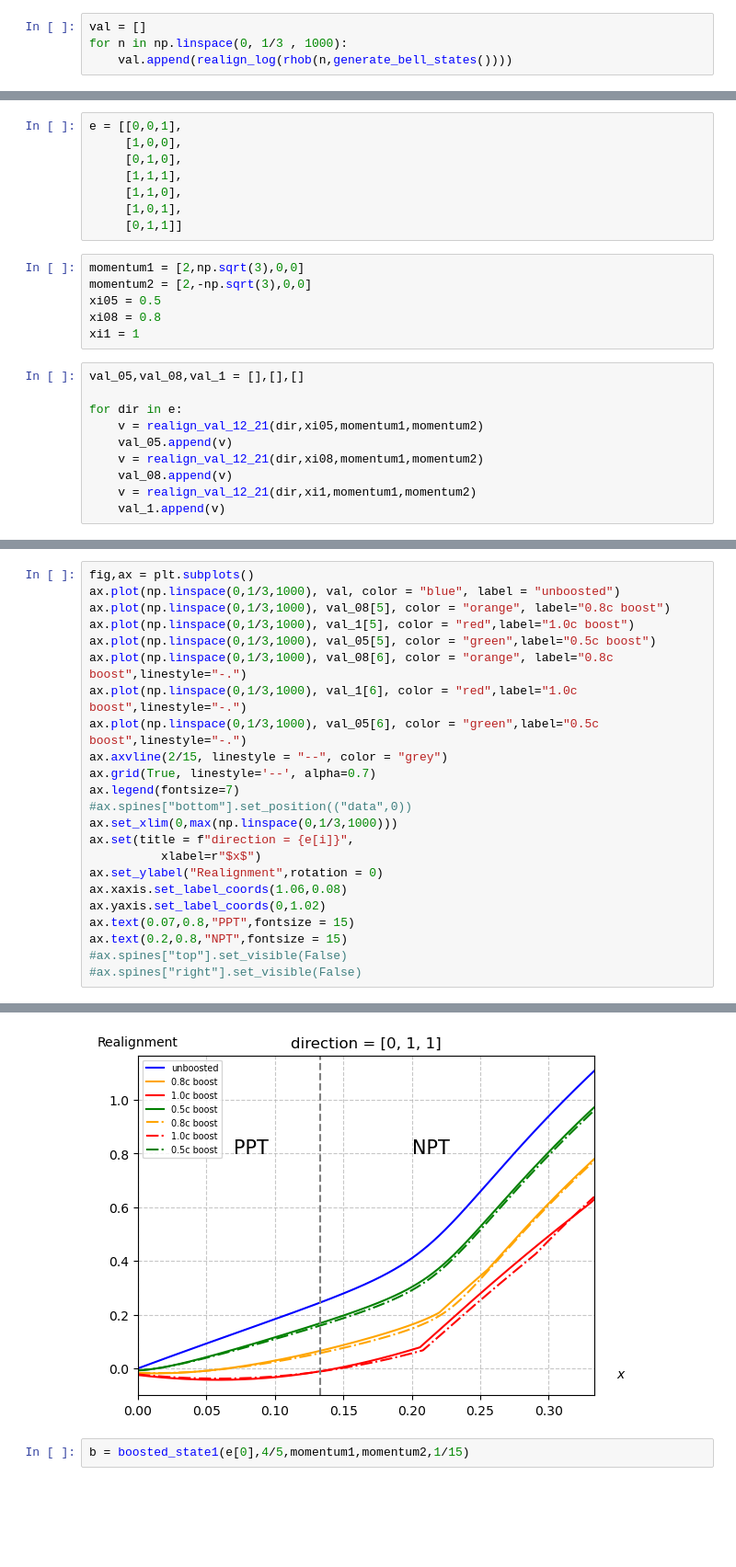
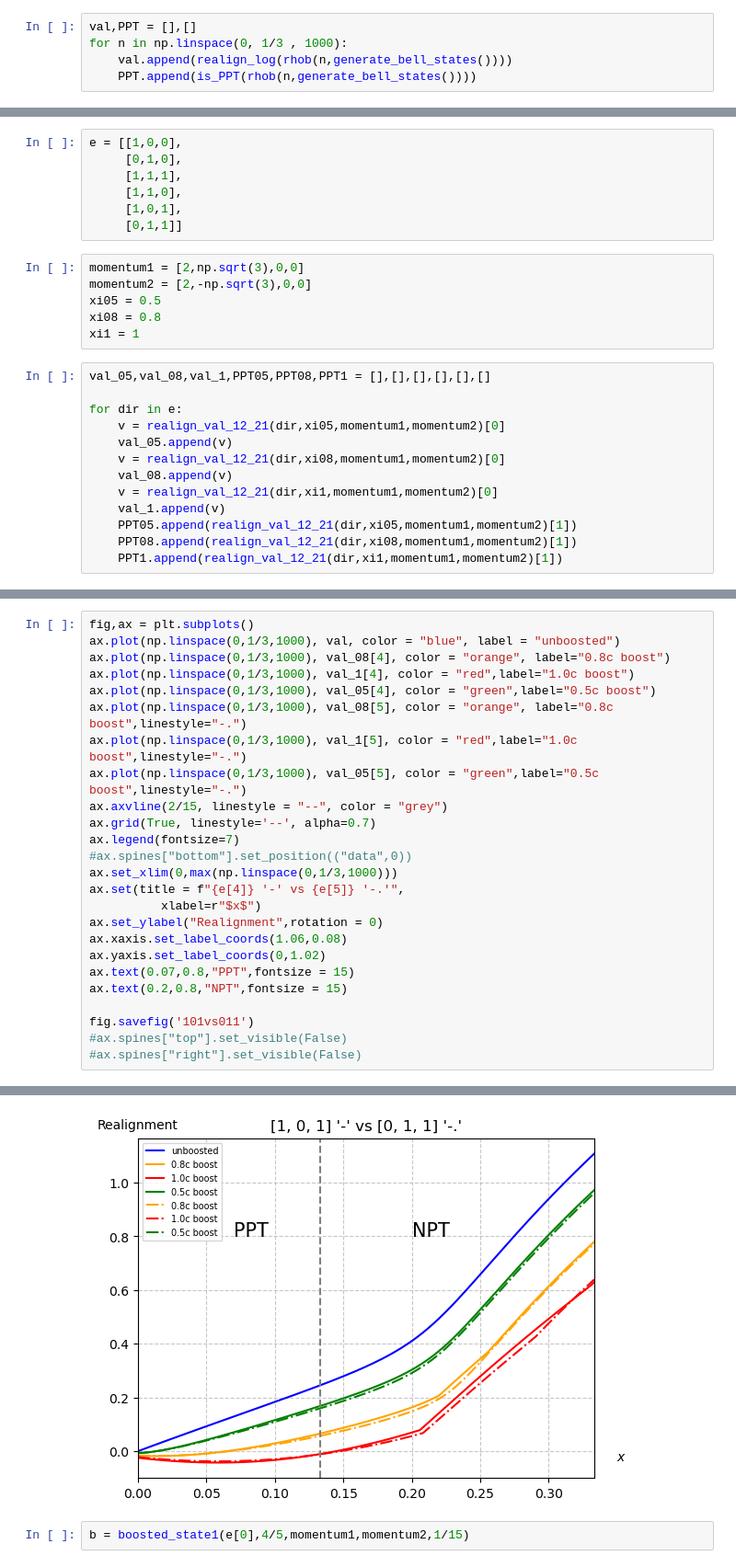
Before and after one commit to sebmousel/Bachelor, a Jupyter notebook: Code/Boost cases for rhob.ipynb, the cells around one changed output, grey strips where cells are left out. Shown at 92% size. Saved outputs shown, nothing was run; the diff lists cells and outputs as text; blank space fills up the shorter version.

```diff
--- a/Code/Boost cases for rhob.ipynb
+++ b/Code/Boost cases for rhob.ipynb
@@ -8,6 +17,7 @@ def frac(x,pos):
     num = int(x*15)
     return fr"$\frac{{{num}}}{{15}}$" if num > 0 else "0"
 # %%
-val = []
+val,PPT = [],[]
 for n in np.linspace(0, 1/3 , 1000):
     val.append(realign_log(rhob(n,generate_bell_states())))
+    PPT.append(is_PPT(rhob(n,generate_bell_states())))
@@ -16,6 +24,5 @@ KeyboardInterrupt:
 # %%
-e = [[0,0,1],
-     [1,0,0],
+e = [[1,0,0],
      [0,1,0],
      [1,1,1],
      [1,1,0],
@@ -28,12 +35,15 @@ xi05 = 0.5
 xi08 = 0.8
 xi1 = 1
 # %%
-val_05,val_08,val_1 = [],[],[]
+val_05,val_08,val_1,PPT05,PPT08,PPT1 = [],[],[],[],[],[]
 
 for dir in e:
-    v = realign_val_12_21(dir,xi05,momentum1,momentum2)
+    v = realign_val_12_21(dir,xi05,momentum1,momentum2)[0]
     val_05.append(v)
-    v = realign_val_12_21(dir,xi08,momentum1,momentum2)
+    v = realign_val_12_21(dir,xi08,momentum1,momentum2)[0]
     val_08.append(v)
-    v = realign_val_12_21(dir,xi1,momentum1,momentum2)
+    v = realign_val_12_21(dir,xi1,momentum1,momentum2)[0]
     val_1.append(v)
+    PPT05.append(realign_val_12_21(dir,xi05,momentum1,momentum2)[1])
+    PPT08.append(realign_val_12_21(dir,xi08,momentum1,momentum2)[1])
+    PPT1.append(realign_val_12_21(dir,xi1,momentum1,momentum2)[1])
@@ -73,24 +86,26 @@ for i in range(len(e)):
 # %%
 fig,ax = plt.subplots()
 ax.plot(np.linspace(0,1/3,1000), val, color = "blue", label = "unboosted")
-ax.plot(np.linspace(0,1/3,1000), val_08[5], color = "orange", label="0.8c boost")
-ax.plot(np.linspace(0,1/3,1000), val_1[5], color = "red",label="1.0c boost")
-ax.plot(np.linspace(0,1/3,1000), val_05[5], color = "green",label="0.5c boost")
-ax.plot(np.linspace(0,1/3,1000), val_08[6], color = "orange", label="0.8c boost",linestyle="-.")
-ax.plot(np.linspace(0,1/3,1000), val_1[6], color = "red",label="1.0c boost",linestyle="-.")
-ax.plot(np.linspace(0,1/3,1000), val_05[6], color = "green",label="0.5c boost",linestyle="-.")
+ax.plot(np.linspace(0,1/3,1000), val_08[4], color = "orange", label="0.8c boost")
+ax.plot(np.linspace(0,1/3,1000), val_1[4], color = "red",label="1.0c boost")
+ax.plot(np.linspace(0,1/3,1000), val_05[4], color = "green",label="0.5c boost")
+ax.plot(np.linspace(0,1/3,1000), val_08[5], color = "orange", label="0.8c boost",linestyle="-.")
+ax.plot(np.linspace(0,1/3,1000), val_1[5], color = "red",label="1.0c boost",linestyle="-.")
+ax.plot(np.linspace(0,1/3,1000), val_05[5], color = "green",label="0.5c boost",linestyle="-.")
 ax.axvline(2/15, linestyle = "--", color = "grey")
 ax.grid(True, linestyle='--', alpha=0.7)
 ax.legend(fontsize=7)
 #ax.spines["bottom"].set_position(("data",0))
 ax.set_xlim(0,max(np.linspace(0,1/3,1000)))
-ax.set(title = f"direction = {e[i]}",
+ax.set(title = f"{e[4]} '-' vs {e[5]} '-.'",
           xlabel=r"$x$")
 ax.set_ylabel("Realignment",rotation = 0)
 ax.xaxis.set_label_coords(1.06,0.08)
 ax.yaxis.set_label_coords(0,1.02)
 ax.text(0.07,0.8,"PPT",fontsize = 15)
 ax.text(0.2,0.8,"NPT",fontsize = 15)
+
+fig.savefig('101vs011')
 #ax.spines["top"].set_visible(False)
 #ax.spines["right"].set_visible(False)
 # %% [output]
@@ -98,4 +112,4 @@ Text(0.2, 0.8, 'NPT')
-[figure, old version]
+[figure, new version]
 # %%
 b = boosted_state1(e[0],4/5,momentum1,momentum2,1/15)
 # %%
```
Also changed, not shown: parts of 12 cells of this notebook, 36 other files.
